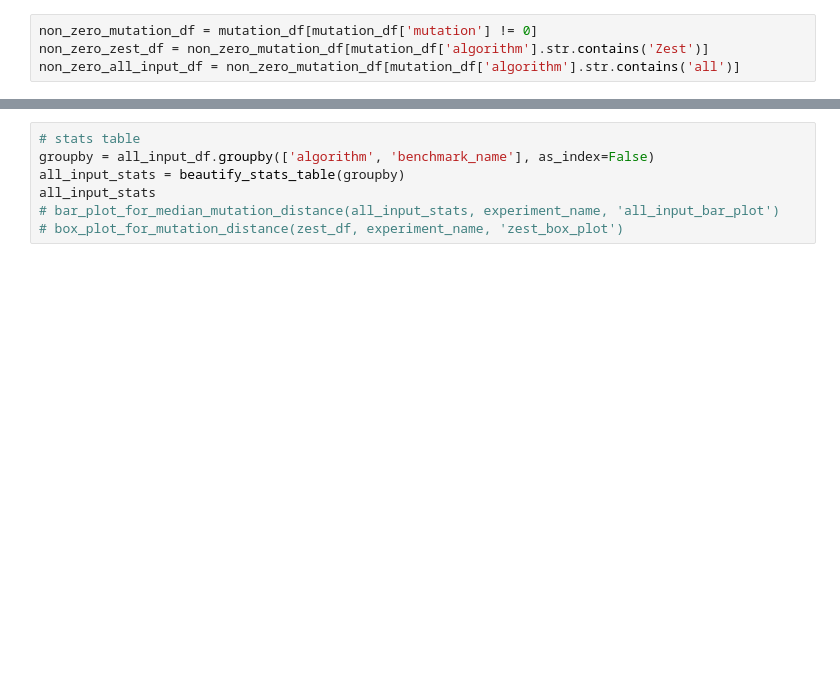
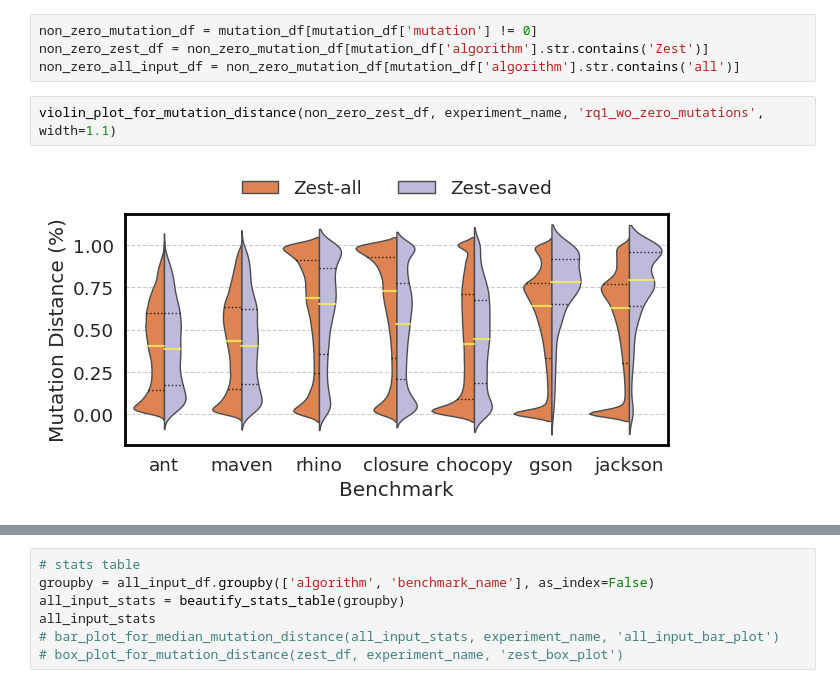
Before and after one commit to aoli-al/JQF-ei, a Jupyter notebook: scripts/experiments/ei/ei-ubc/data_exploration.ipynb, the cells around one changed output, grey strips where cells are left out. Drawn from its saved outputs; the diff is of its cells as text; blank space fills up the shorter version.

```diff
--- a/scripts/experiments/ei/ei-ubc/data_exploration.ipynb
+++ b/scripts/experiments/ei/ei-ubc/data_exploration.ipynb
@@ -126,4 +124,8 @@ print(all_input_df.benchmark_name.unique())
 non_zero_mutation_df = mutation_df[mutation_df['mutation'] != 0]
 non_zero_zest_df = non_zero_mutation_df[mutation_df['algorithm'].str.contains('Zest')]
 non_zero_all_input_df = non_zero_mutation_df[mutation_df['algorithm'].str.contains('all')]
+# %%
+violin_plot_for_mutation_distance(non_zero_zest_df, experiment_name, 'rq1_wo_zero_mutations', width=1.1)
+# %% [output]
+[figure, added]
 # %%
```
Also changed, not shown: parts of 7 cells of this notebook, 6 other files.
